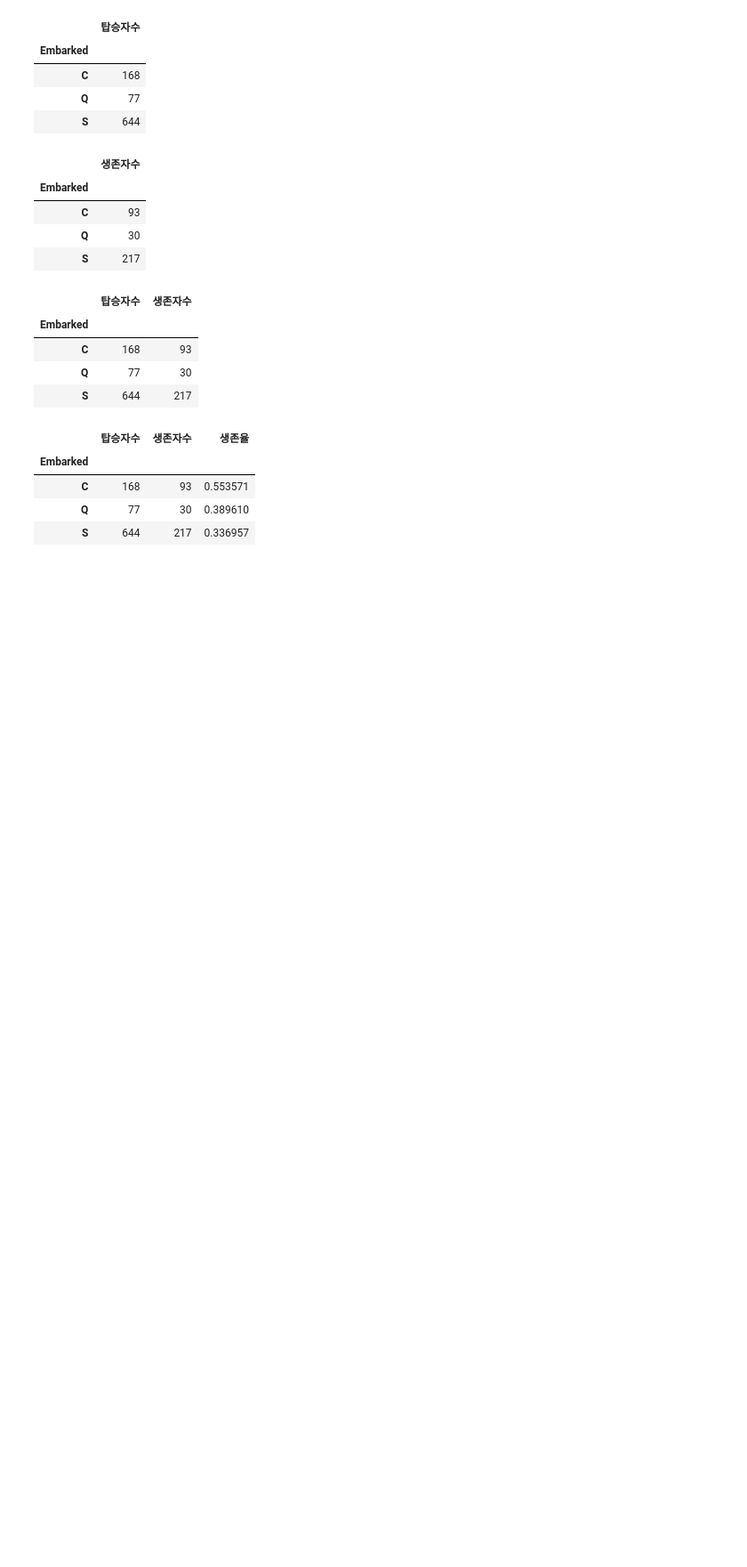
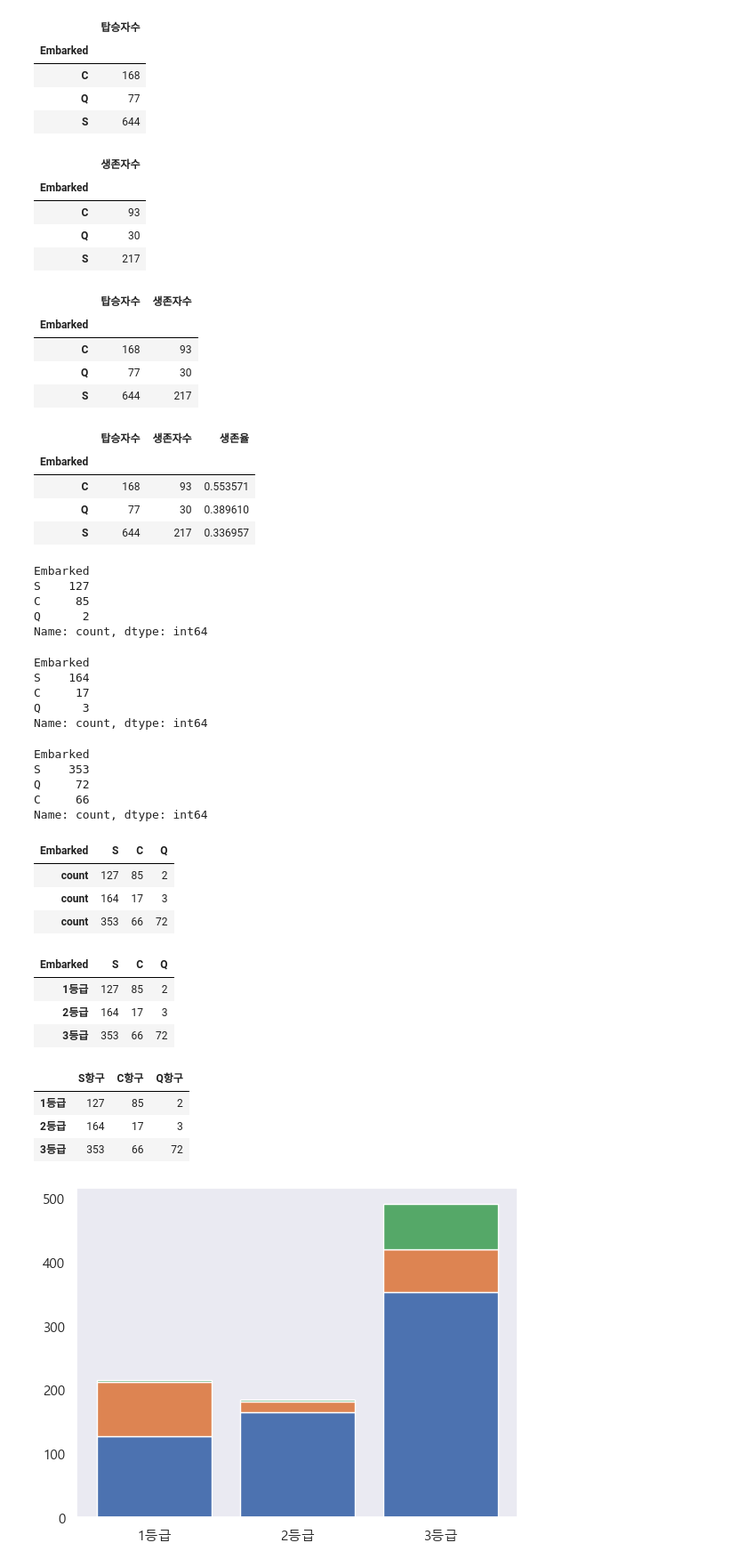
Before and after one commit to junhwan4769/python, a Jupyter notebook: 04.데이터시각화/프로젝트/05.타이타닉/타이타닉.ipynb, the cells around one changed output. Shown at 89% size. Saved outputs shown, nothing was run; the diff lists cells and outputs as text; code cells hidden in the pictures; blank space fills up the shorter version.

```diff
--- a/04.데이터시각화/프로젝트/05.타이타닉/타이타닉.ipynb
+++ b/04.데이터시각화/프로젝트/05.타이타닉/타이타닉.ipynb
@@ -281,3 +281,61 @@ join
 | C | 168 | 93 | 0.553571 |
 | Q | 77 | 30 | 0.389610 |
 | S | 644 | 217 | 0.336957 |
+# %%
+c1 = df[df['Pclass']==1].value_counts('Embarked')
+c1
+# %% [output]
+Embarked
+S    127
+C     85
+Q      2
+Name: count, dtype: int64
+# %%
+c2 = df[df['Pclass']==2].value_counts('Embarked')
+c2
+# %% [output]
+Embarked
+S    164
+C     17
+Q      3
+Name: count, dtype: int64
+# %%
+c3 = df[df['Pclass']==3].value_counts('Embarked')
+c3
+# %% [output]
+Embarked
+S    353
+Q     72
+C     66
+Name: count, dtype: int64
+# %%
+pclass = pd.DataFrame([c1, c2, c3])
+pclass
+# %% [output]
+| Embarked | S | C | Q |
+| count | 127 | 85 | 2 |
+| count | 164 | 17 | 3 |
+| count | 353 | 66 | 72 |
+# %%
+pclass.index=['1등급', '2등급', '3등급']
+pclass
+# %% [output]
+| Embarked | S | C | Q |
+| 1등급 | 127 | 85 | 2 |
+| 2등급 | 164 | 17 | 3 |
+| 3등급 | 353 | 66 | 72 |
+# %%
+pclass.columns=['S항구', 'C항구', 'Q항구']
+pclass
+# %% [output]
+|  | S항구 | C항구 | Q항구 |
+| 1등급 | 127 | 85 | 2 |
+| 2등급 | 164 | 17 | 3 |
+| 3등급 | 353 | 66 | 72 |
+# %%
+plt.bar(pclass.index, pclass['S항구'])
+plt.bar(pclass.index, pclass['C항구'], bottom=pclass['S항구'])
+plt.bar(pclass.index, pclass['Q항구'], bottom=pclass['S항구'] + pclass['C항구'])
+plt.show()
+# %% [output]
+[figure, added]
```
Also changed, not shown: parts of 1 cell of this notebook.
